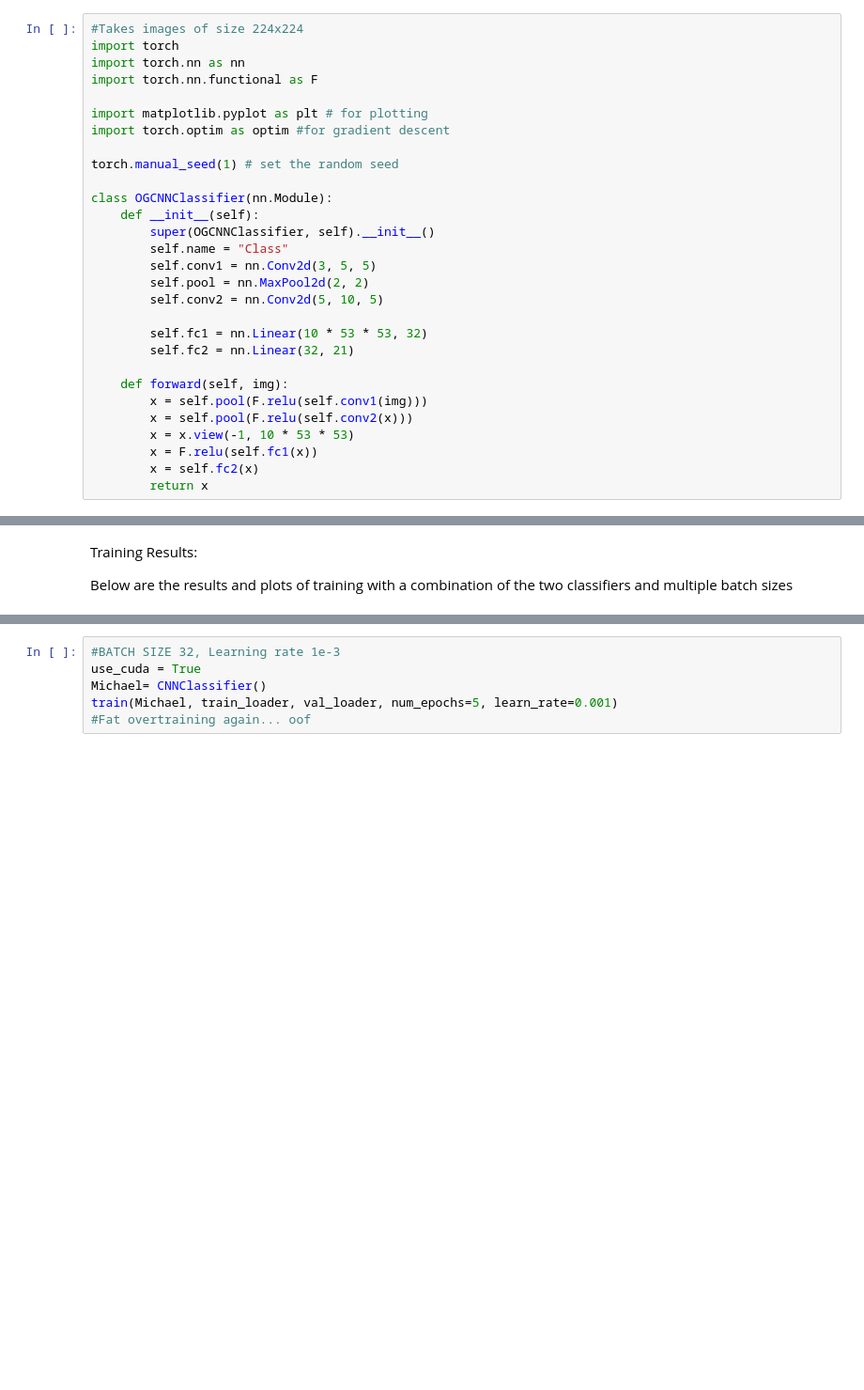
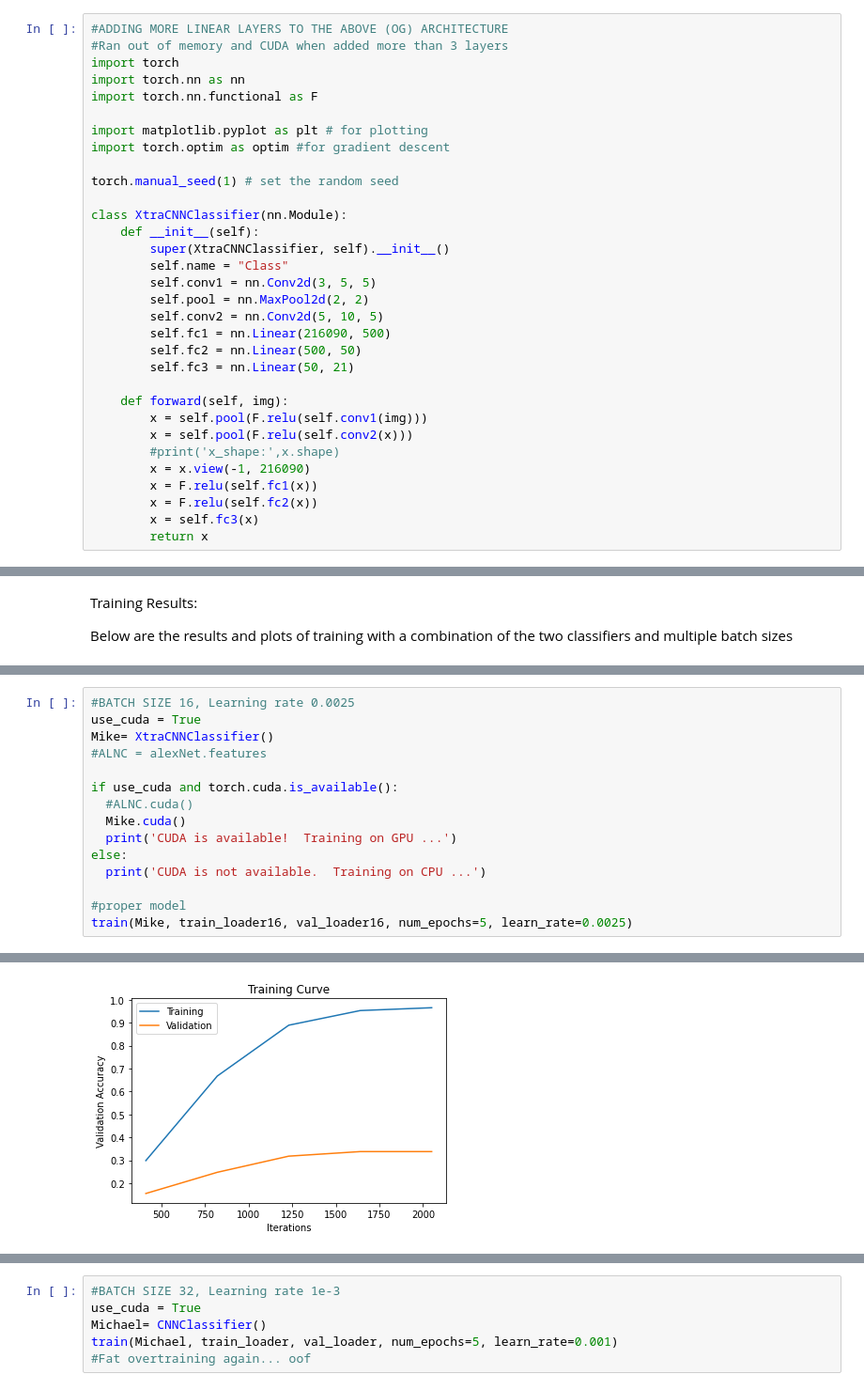
Before and after one commit to husseing/A.I-JORDAN, a Jupyter notebook: Group_44_AIR_Jordan.ipynb, the cells around one changed output, grey strips where cells are left out. Shown at 94% size. Drawn from its saved outputs; the diff is of its cells as text; blank space fills up the shorter version.

```diff
--- a/Group_44_AIR_Jordan.ipynb
+++ b/Group_44_AIR_Jordan.ipynb
@@ -357,7 +348,8 @@ class CNNClassifier(nn.Module):
         x = self.fc2(x)
         return x
 # %%
-#Takes images of size 224x224
+#ADDING MORE LINEAR LAYERS TO THE ABOVE (OG) ARCHITECTURE
+#Ran out of memory and CUDA when added more than 3 layers
 import torch
 import torch.nn as nn
 import torch.nn.functional as F
@@ -367,23 +359,25 @@ import torch.optim as optim #for gradient descent
 
 torch.manual_seed(1) # set the random seed
 
-class OGCNNClassifier(nn.Module):
+class XtraCNNClassifier(nn.Module):
     def __init__(self):
-        super(OGCNNClassifier, self).__init__()
+        super(XtraCNNClassifier, self).__init__()
         self.name = "Class"
         self.conv1 = nn.Conv2d(3, 5, 5)
         self.pool = nn.MaxPool2d(2, 2)
         self.conv2 = nn.Conv2d(5, 10, 5)
-
-        self.fc1 = nn.Linear(10 * 53 * 53, 32)
-        self.fc2 = nn.Linear(32, 21)
+        self.fc1 = nn.Linear(216090, 500)
+        self.fc2 = nn.Linear(500, 50)
+        self.fc3 = nn.Linear(50, 21)
 
     def forward(self, img):
         x = self.pool(F.relu(self.conv1(img)))
         x = self.pool(F.relu(self.conv2(x)))
-        x = x.view(-1, 10 * 53 * 53)
+        #print('x_shape:',x.shape)
+        x = x.view(-1, 216090)
         x = F.relu(self.fc1(x))
-        x = self.fc2(x)
+        x = F.relu(self.fc2(x))
+        x = self.fc3(x)
         return x
 # %%
 Michael= CNNClassifier()
@@ -462,0 +532,16 @@ Below are the results and plots of training with a combination of the two classi
+# %%
+#BATCH SIZE 16, Learning rate 0.0025
+use_cuda = True
+Mike= XtraCNNClassifier()
+#ALNC = alexNet.features
+
+if use_cuda and torch.cuda.is_available():
+  #ALNC.cuda()
+  Mike.cuda()
+  print('CUDA is available!  Training on GPU ...')
+else:
+  print('CUDA is not available.  Training on CPU ...')
+
+#proper model
+train(Mike, train_loader16, val_loader16, num_epochs=5, learn_rate=0.0025)
+# %% [output]
@@ -462,0 +556 @@ Below are the results and plots of training with a combination of the two classi
+[figure, added]
```
Also changed, not shown: parts of 46 cells of this notebook.
